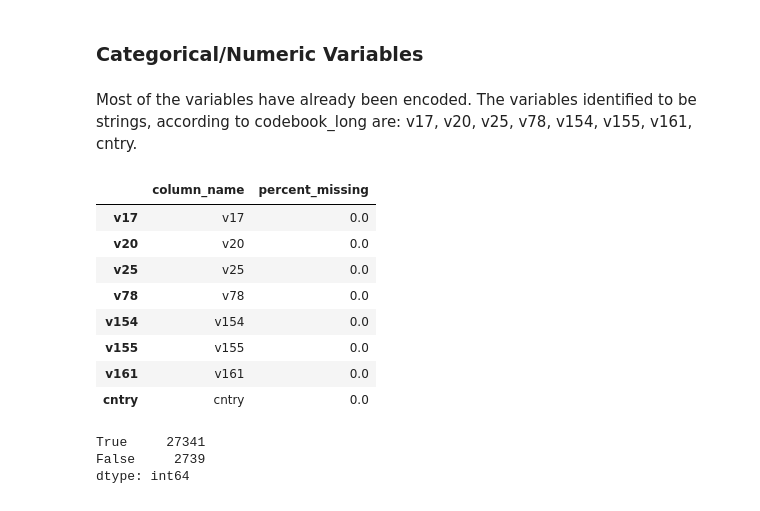
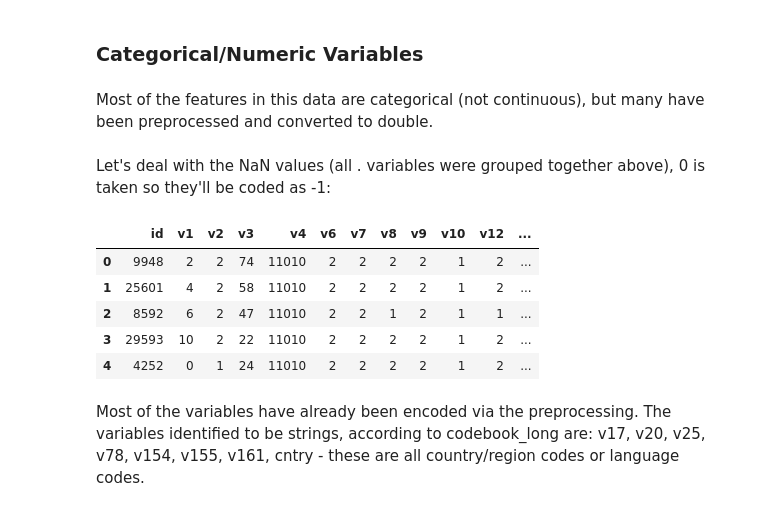
Before and after one commit to sabrina-tan/stat441-W20-project, a Jupyter notebook: 02-exploratory/EDA-Sabrina.ipynb, the cells around one changed output. Saved outputs shown, nothing was run; the diff lists cells and outputs as text; code cells hidden in the pictures.

```diff
--- a/02-exploratory/EDA-Sabrina.ipynb
+++ b/02-exploratory/EDA-Sabrina.ipynb
@@ -219,10 +196,24 @@ Let's drop these columns for the remainder of the analysis:
 # %%
 # This dataset has no dots
 drop_missing = cols_missing.column_name.tolist()
-train_v2 = train.drop(drop_missing, axis = 1)
+train_v2 = train_nodots.drop(drop_missing, axis = 1)
 # %% [markdown]
 ### Categorical/Numeric Variables
+# %% [markdown]
+Most of the features in this data are categorical (not continuous), but many have been preprocessed and converted to double.
+# %% [markdown]
+Let's deal with the NaN values (all . variables were grouped together above), 0 is taken so they'll be coded as -1:
+# %%
+train_v3 = train_v2.replace([np.nan], [-1])
+train_v3.head(5)
+# %% [output]
+|  | id | v1 | v2 | v3 | v4 | v6 | v7 | v8 | v9 | v10 | v12 | ... |
+| 0 | 9948 | 2 | 2 | 74 | 11010 | 2 | 2 | 2 | 2 | 1 | 2 | ... |
+| 1 | 25601 | 4 | 2 | 58 | 11010 | 2 | 2 | 2 | 2 | 1 | 2 | ... |
+| 2 | 8592 | 6 | 2 | 47 | 11010 | 2 | 2 | 1 | 2 | 1 | 1 | ... |
+| 3 | 29593 | 10 | 2 | 22 | 11010 | 2 | 2 | 2 | 2 | 1 | 2 | ... |
+| 4 | 4252 | 0 | 1 | 24 | 11010 | 2 | 2 | 2 | 2 | 1 | 2 | ... |
 # %% [markdown]
-Most of the variables have already been encoded. The variables identified to be strings, according to codebook_long are: v17, v20, v25, v78, v154, v155, v161, cntry.
+Most of the variables have already been encoded via the preprocessing. The variables identified to be strings, according to codebook_long are: v17, v20, v25, v78, v154, v155, v161, cntry - these are all country/region codes or language codes.
 # %%
 cat_cols = ['v17', "v20", "v25", "v78", "v154", "v155", "v161", "cntry"]
@@ -230,24 +220,0 @@ cat_df = train_v2[cat_cols]
-# %%
-# Check missing
-percent_missing_cat= cat_df.isnull().sum() * 100 / len(cat_df)
-missing_value_cat = pd.DataFrame({'column_name': cat_df.columns,
-                                 'percent_missing': percent_missing_cat})
-missing_value_cat # None
-# %% [output]
-|  | column_name | percent_missing |
-| v17 | v17 | 0.0 |
-| v20 | v20 | 0.0 |
-| v25 | v25 | 0.0 |
-| v78 | v78 | 0.0 |
-| v154 | v154 | 0.0 |
-| v155 | v155 | 0.0 |
-| v161 | v161 | 0.0 |
-| cntry | cntry | 0.0 |
-# %%
-# v17 and v161 look like dupes
-(cat_df.v17 == cat_df.v161).value_counts()
-# Nvm, they are not
-# %% [output]
-True     27341
-False     2739
-dtype: int64
```
Also changed, not shown: parts of 11 cells of this notebook.
